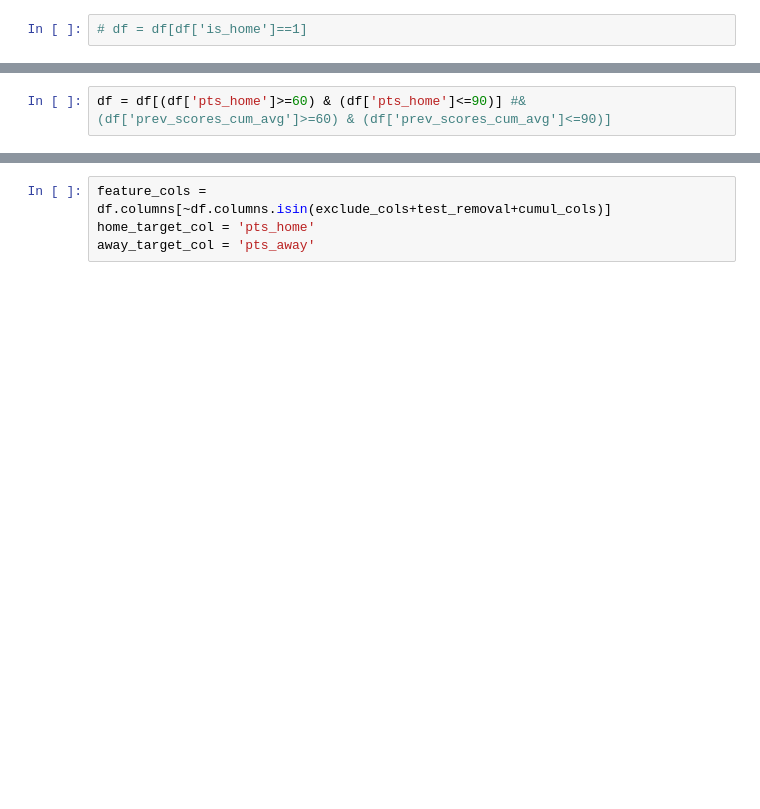
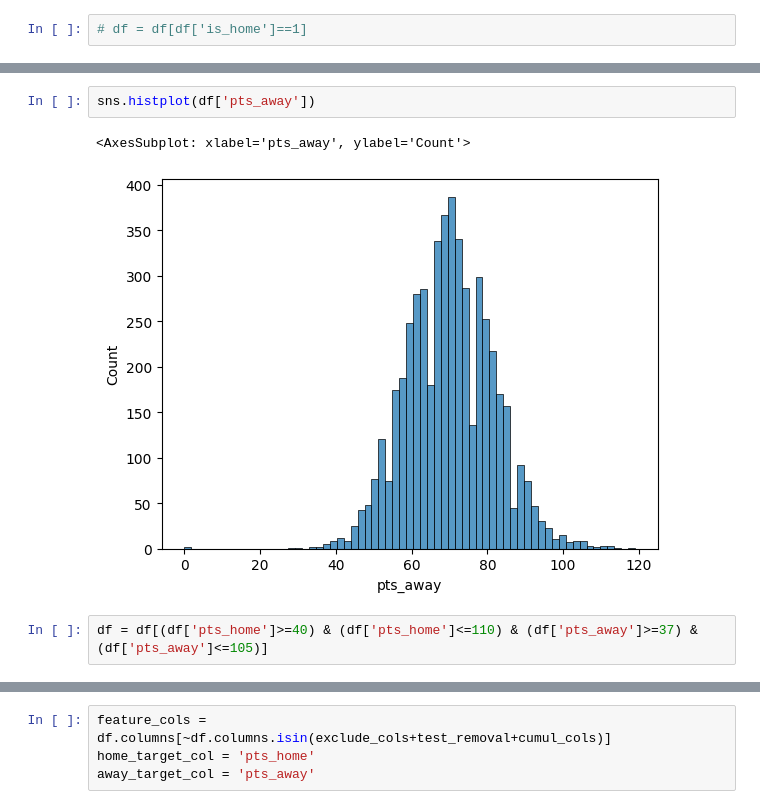
Before and after one commit to michael-abbate/cbb-predictor, a Jupyter notebook: predict.ipynb, the cells around one changed output, grey strips where cells are left out. Saved outputs shown, nothing was run; the diff lists cells and outputs as text; blank space fills up the shorter version.

```diff
--- a/predict.ipynb
+++ b/predict.ipynb
@@ -64,5 +44,10 @@ sns.histplot(df['pts_home'])
+# %%
+sns.histplot(df['pts_away'])
+# %% [output]
+<AxesSubplot: xlabel='pts_away', ylabel='Count'>
+[figure, added]
 # %%
-df = df[(df['pts_home']>=60) & (df['pts_home']<=90)] #& (df['prev_scores_cum_avg']>=60) & (df['prev_scores_cum_avg']<=90)]
+df = df[(df['pts_home']>=40) & (df['pts_home']<=110) & (df['pts_away']>=37) & (df['pts_away']<=105)]
 # %%
 sns.histplot(df['pts_home'])
 # %% [output]
```
Also changed, not shown: parts of 35 cells of this notebook, 9 other files.
